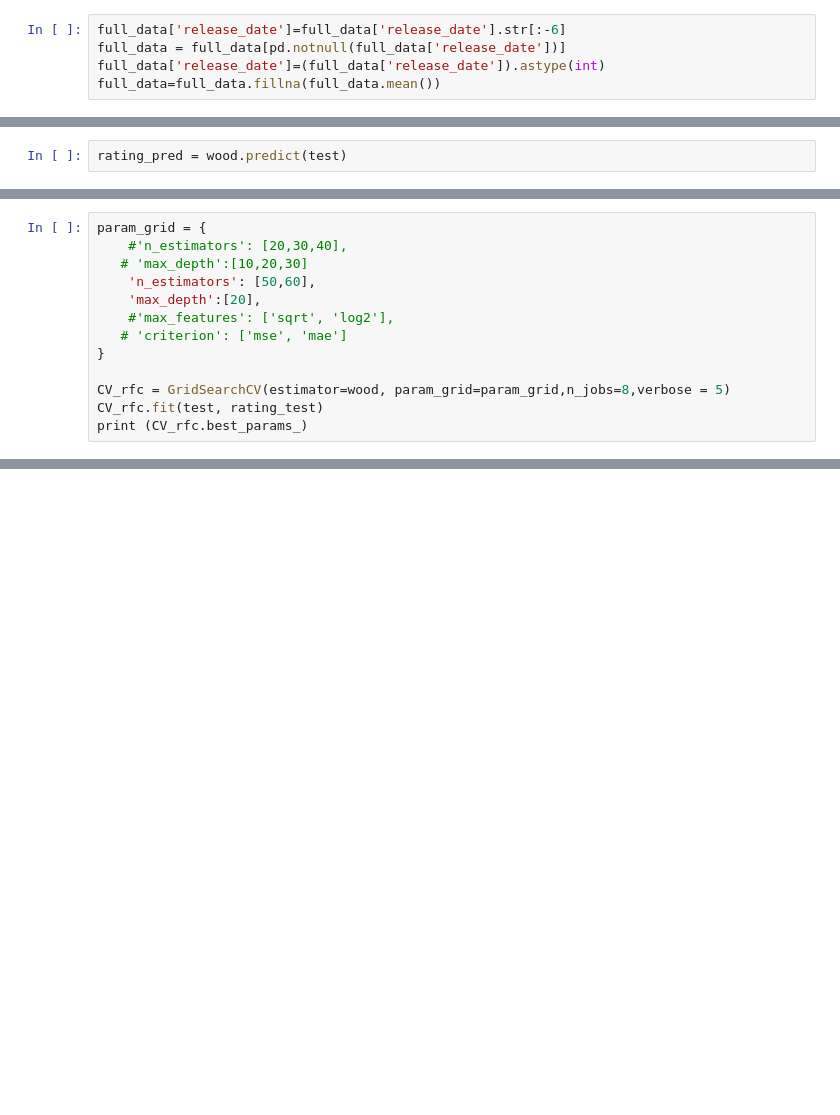
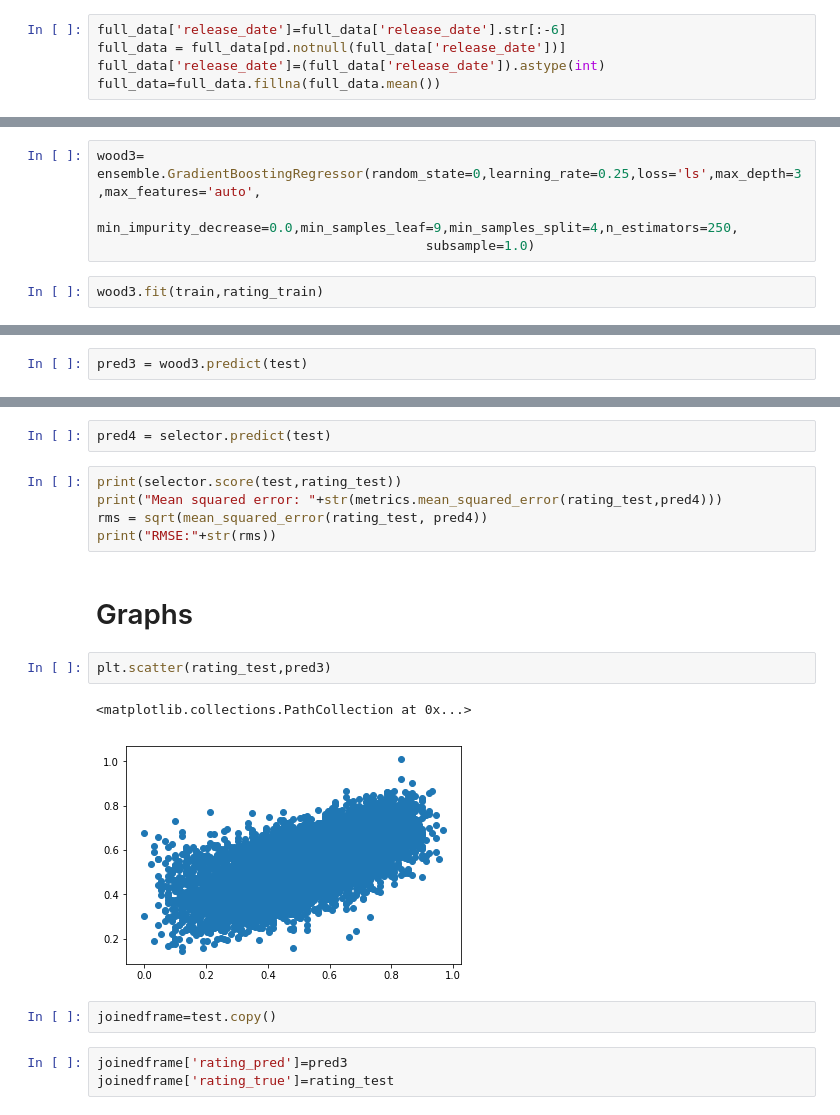
Before and after one commit to gabelovsky/objav_scripts, a Jupyter notebook: model_experiements.ipynb, the cells around one changed output, grey strips where cells are left out. Cells and saved outputs as stored; diff of their text form; blank space fills up the shorter version.

```diff
--- a/model_experiements.ipynb
+++ b/model_experiements.ipynb
@@ -65,0 +327,6 @@ RandomForestRegressor(bootstrap=True, criterion='mse', max_depth=20,
+# %%
+wood3= ensemble.GradientBoostingRegressor(random_state=0,learning_rate=0.25,loss='ls',max_depth=3,max_features='auto',
+                                          min_impurity_decrease=0.0,min_samples_leaf=9,min_samples_split=4,n_estimators=250,
+                                          subsample=1.0)
+# %%
+wood3.fit(train,rating_train)
@@ -66,2 +342,2 @@ RandomForestRegressor(bootstrap=True, criterion='mse', max_depth=20,
 # %%
-rating_pred = wood.predict(test)
+pred3 = wood3.predict(test)
@@ -143,13 +360,0 @@ R2 score: -3.0290968207058455e-06
-# %%
-param_grid = {
-    #'n_estimators': [20,30,40],
-   # 'max_depth':[10,20,30]
-    'n_estimators': [50,60],
-    'max_depth':[20],
-    #'max_features': ['sqrt', 'log2'],
-   # 'criterion': ['mse', 'mae']
-}
-
-CV_rfc = GridSearchCV(estimator=wood, param_grid=param_grid,n_jobs=8,verbose = 5)
-CV_rfc.fit(test, rating_test)
-print (CV_rfc.best_params_)
@@ -158,0 +370,19 @@ Fitting 3 folds for each of 2 candidates, totalling 6 fits
+# %%
+pred4 = selector.predict(test)
+# %%
+print(selector.score(test,rating_test))
+print("Mean squared error: "+str(metrics.mean_squared_error(rating_test,pred4)))
+rms = sqrt(mean_squared_error(rating_test, pred4))
+print("RMSE:"+str(rms))
+# %% [markdown]
+# Graphs
+# %%
+plt.scatter(rating_test,pred3)
+# %% [output]
+<matplotlib.collections.PathCollection at 0x...>
+[figure, added]
+# %%
+joinedframe=test.copy()
+# %%
+joinedframe['rating_pred']=pred3
+joinedframe['rating_true']=rating_test
```
Also changed, not shown: parts of 40 cells of this notebook, 1 other file.
